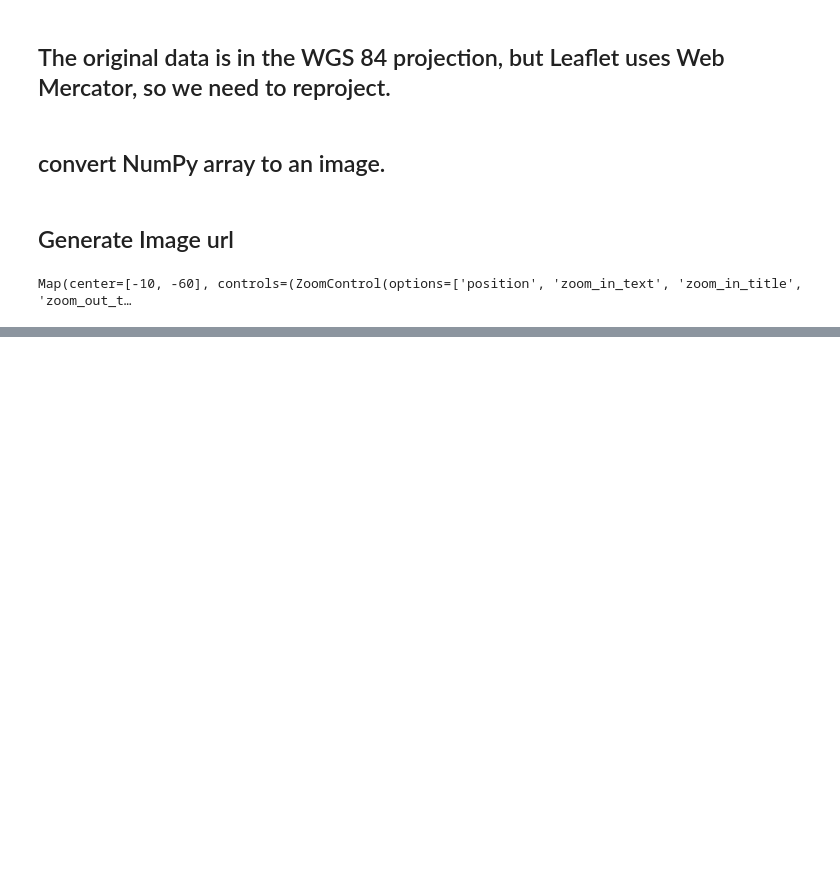
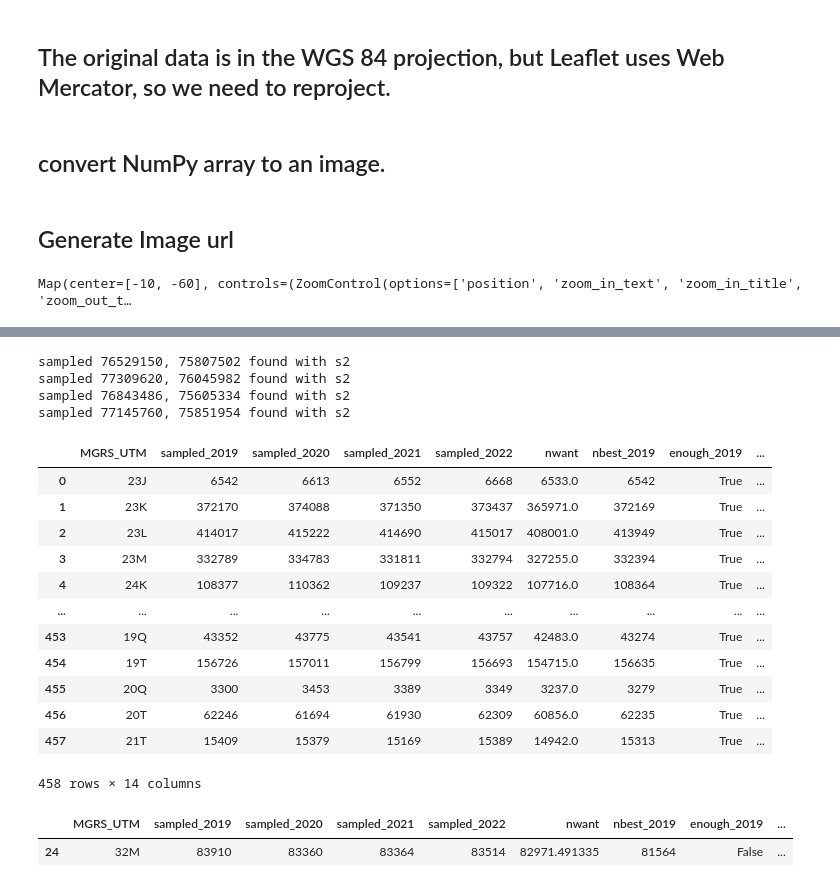
Before and after one commit to huizhml/global-vegetation-structure, a Jupyter notebook: download/vis.ipynb, the cells around one changed output, grey strips where cells are left out. Cells and saved outputs as stored; diff of their text form; code cells hidden in the pictures; blank space fills up the shorter version.

```diff
--- a/download/vis.ipynb
+++ b/download/vis.ipynb
@@ -177,0 +454,34 @@ m.layout.height = '800px'
+# %%
+for year in range(2019, 2023):
+    tot = df_old[f'nbest_{year}'].sum()
+    tot_locs = df_old[f'sampled_{year}'].sum()
+    print(f'sampled {tot_locs}, {tot} found with s2')
+# %% [output]
+sampled 76529150, 75807502 found with s2
+sampled 77309620, 76045982 found with s2
+sampled 76843486, 75605334 found with s2
+sampled 77145760, 75851954 found with s2
+# %%
+df = gpd.read_parquet('/users/zhanghui/GEDI/mgrs_with_nbest_v2.parquet')
+df = df[['MGRS_UTM','sampled_2019', 'sampled_2020', 'sampled_2021', 'sampled_2022', 'nwant',
+       'nbest_2019', 'enough_2019', 'nbest_2020', 'enough_2020', 'nbest_2021',
+       'enough_2021', 'nbest_2022', 'enough_2022']]
+# %%
+df['nwant'] = df['nwant'].round()
+df.to_csv('mgrs_with_nbest_v2.csv')
+# %%
+df
+# %% [output]
+|  | MGRS_UTM | sampled_2019 | sampled_2020 | sampled_2021 | sampled_2022 | nwant | nbest_2019 | enough_2019 | ... |
+| 0 | 23J | 6542 | 6613 | 6552 | 6668 | 6533.0 | 6542 | True | ... |
+| 1 | 23K | 372170 | 374088 | 371350 | 373437 | 365971.0 | 372169 | True | ... |
+| 2 | 23L | 414017 | 415222 | 414690 | 415017 | 408001.0 | 413949 | True | ... |
+| 3 | 23M | 332789 | 334783 | 331811 | 332794 | 327255.0 | 332394 | True | ... |
+| 4 | 24K | 108377 | 110362 | 109237 | 109322 | 107716.0 | 108364 | True | ... |
+| ... | ... | ... | ... | ... | ... | ... | ... | ... | ... |
+| 453 | 19Q | 43352 | 43775 | 43541 | 43757 | 42483.0 | 43274 | True | ... |
+| 454 | 19T | 156726 | 157011 | 156799 | 156693 | 154715.0 | 156635 | True | ... |
+| 455 | 20Q | 3300 | 3453 | 3389 | 3349 | 3237.0 | 3279 | True | ... |
+| 456 | 20T | 62246 | 61694 | 61930 | 62309 | 60856.0 | 62235 | True | ... |
+| 457 | 21T | 15409 | 15379 | 15169 | 15389 | 14942.0 | 15313 | True | ... |
+458 rows × 14 columns
@@ -177,0 +490,5 @@ m.layout.height = '800px'
+# %%
+test[test['MGRS_UTM']=='32M']
+# %% [output]
+|  | MGRS_UTM | sampled_2019 | sampled_2020 | sampled_2021 | sampled_2022 | nwant | nbest_2019 | enough_2019 | ... |
+| 24 | 32M | 83910 | 83360 | 83364 | 83514 | 82971.491335 | 81564 | False | ... |
```
Also changed, not shown: parts of 25 cells of this notebook, 9 other files.
